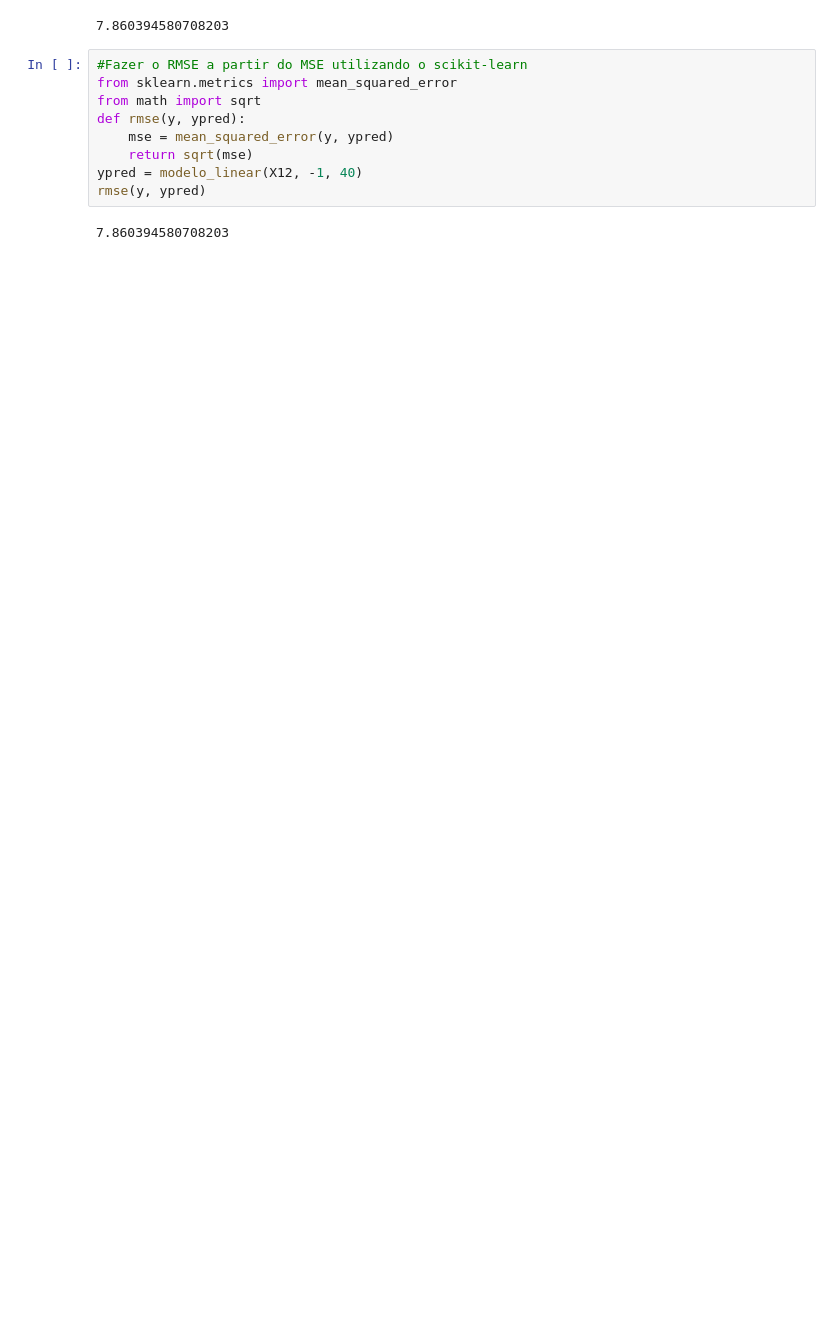
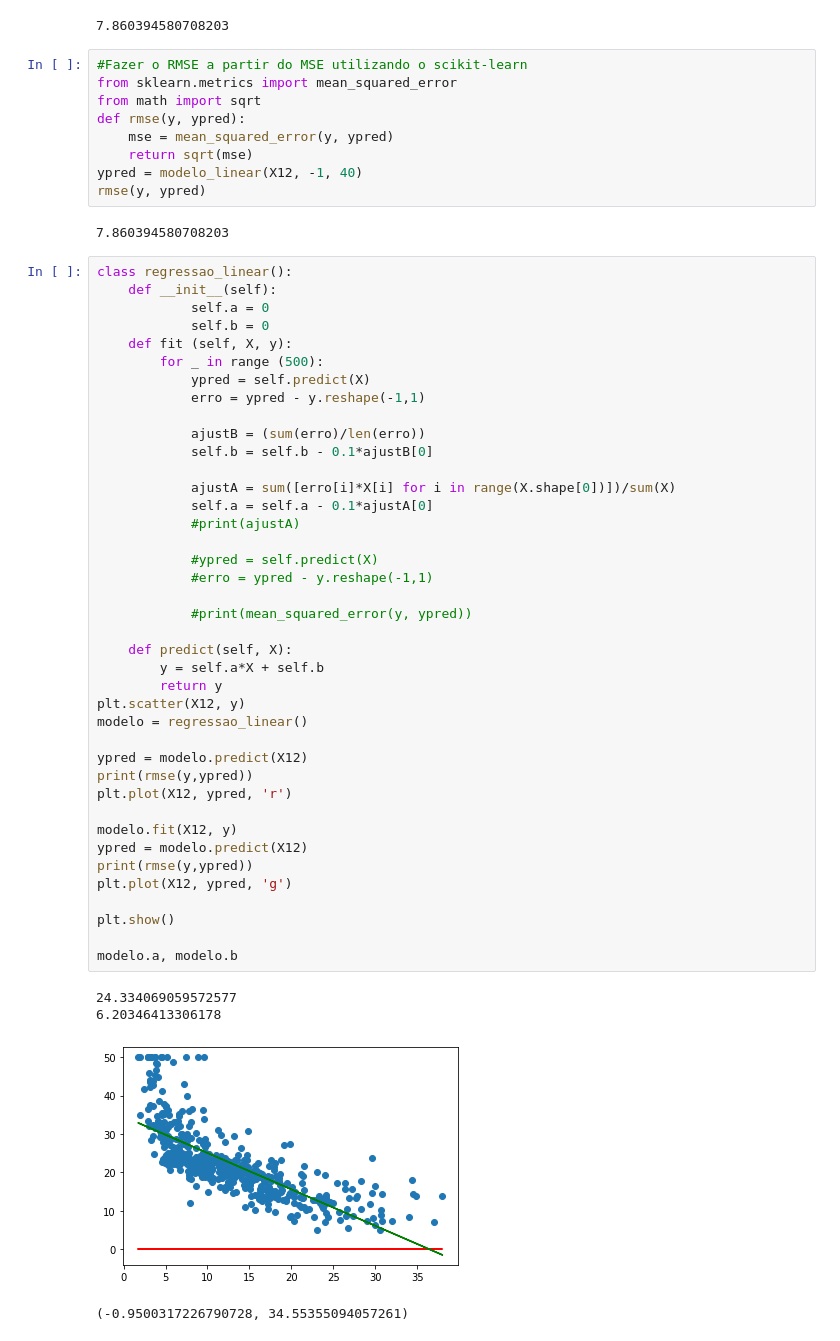
Before and after one commit to wekler/REPA, a Jupyter notebook: 2 Semana - Regressão/exemplo_load_boston.ipynb, the cells around one changed output. Drawn from its saved outputs; the diff is of its cells as text; blank space fills up the shorter version.

```diff
--- a/2 Semana - Regressão/exemplo_load_boston.ipynb
+++ b/2 Semana - Regressão/exemplo_load_boston.ipynb
@@ -120,3 +120,48 @@ ypred = modelo_linear(X12, -1, 40)
 rmse(y, ypred)
 # %% [output]
 7.860394580708203
+# %%
+class regressao_linear():
+    def __init__(self):
+            self.a = 0
+            self.b = 0
+    def fit (self, X, y):
+        for _ in range (500):
+            ypred = self.predict(X)
+            erro = ypred - y.reshape(-1,1)
+
+            ajustB = (sum(erro)/len(erro))
+            self.b = self.b - 0.1*ajustB[0]
+
+            ajustA = sum([erro[i]*X[i] for i in range(X.shape[0])])/sum(X)
+            self.a = self.a - 0.1*ajustA[0]
+            #print(ajustA)
+
+            #ypred = self.predict(X)
+            #erro = ypred - y.reshape(-1,1)
+
+            #print(mean_squared_error(y, ypred))
+
+    def predict(self, X):
+        y = self.a*X + self.b
+        return y
+plt.scatter(X12, y)
+modelo = regressao_linear()
+
+ypred = modelo.predict(X12)
+print(rmse(y,ypred))
+plt.plot(X12, ypred, 'r')
+
+modelo.fit(X12, y)
+ypred = modelo.predict(X12)
+print(rmse(y,ypred))
+plt.plot(X12, ypred, 'g')
+
+plt.show()
+
+modelo.a, modelo.b
+# %% [output]
+24.334069059572577
+6.20346413306178
+[figure, added]
+(-0.9500317226790728, 34.55355094057261)
```
Also changed, not shown: parts of 3 cells of this notebook.
